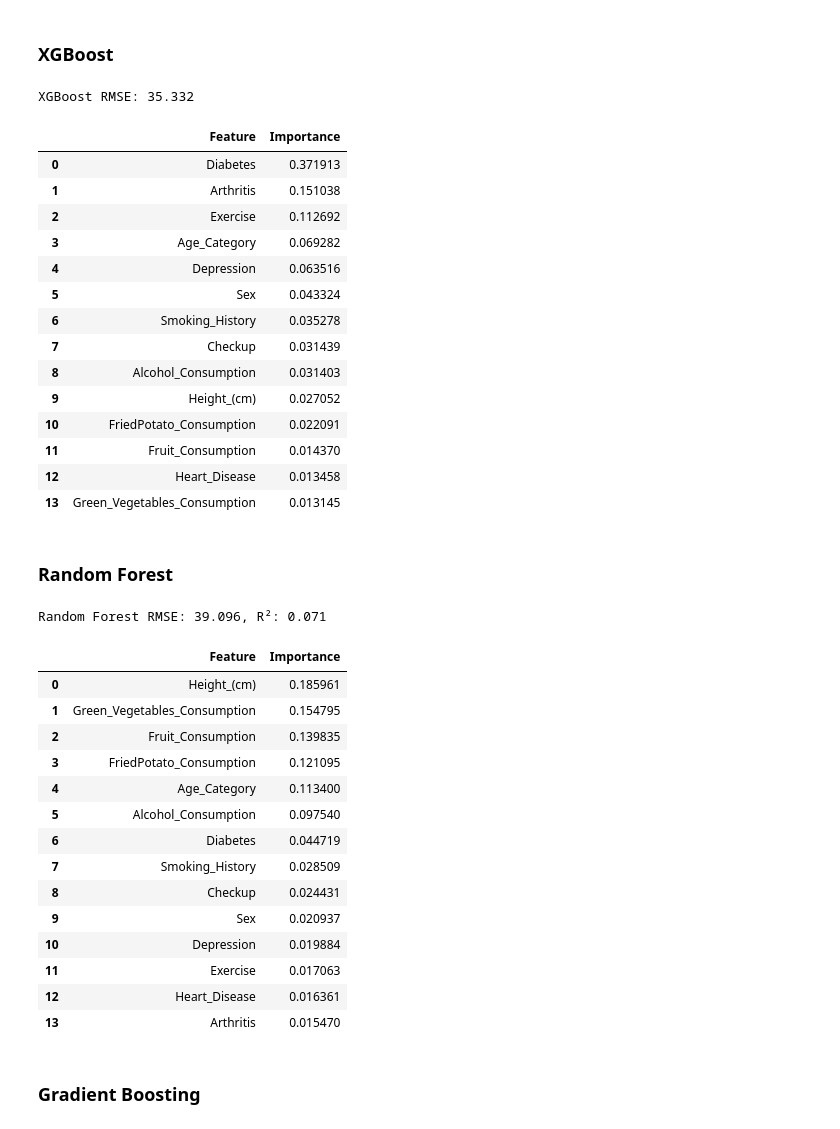
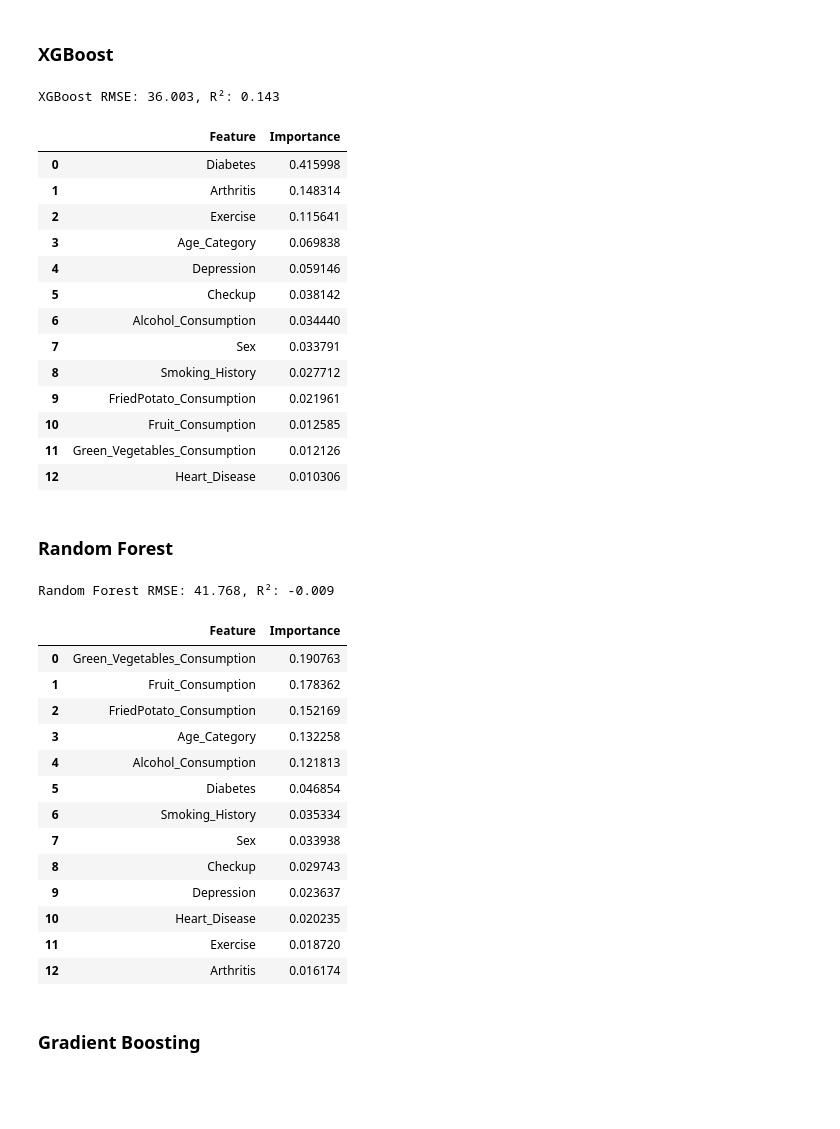
Before and after one commit to kris71028/Seminarska-naloga-VUI, a Jupyter notebook: regression.ipynb, the cells around one changed output. Saved outputs shown, nothing was run; the diff lists cells and outputs as text; code cells hidden in the pictures; blank space fills up the shorter version.

```diff
--- a/regression.ipynb
+++ b/regression.ipynb
@@ -72,49 +134,47 @@ V regresiji je odvisna spremenljivka BMI. Ker se teža in višina uporabljata za
 # %% [markdown]
 ### XGBoost
 # %%
-xgb_model, xgb_importance_df, rmse, r2 = run_xgboost(df)
-print(f"XGBoost RMSE: {rmse:.3f}")
+xgb_model, xgb_importance_df, xgb_rmse_mean, xgb_rmse_std, xgb_r2 = run_xgboost(df)
+print(f"XGBoost RMSE: {xgb_rmse_mean:.3f}, R²: {xgb_r2:.3f}")
 xgb_importance_df
 # %% [output]
-XGBoost RMSE: 35.332
+XGBoost RMSE: 36.003, R²: 0.143
 |  | Feature | Importance |
-| 0 | Diabetes | 0.371913 |
-| 1 | Arthritis | 0.151038 |
-| 2 | Exercise | 0.112692 |
-| 3 | Age_Category | 0.069282 |
-| 4 | Depression | 0.063516 |
-| 5 | Sex | 0.043324 |
-| 6 | Smoking_History | 0.035278 |
-| 7 | Checkup | 0.031439 |
-| 8 | Alcohol_Consumption | 0.031403 |
-| 9 | Height_(cm) | 0.027052 |
-| 10 | FriedPotato_Consumption | 0.022091 |
-| 11 | Fruit_Consumption | 0.014370 |
-| 12 | Heart_Disease | 0.013458 |
-| 13 | Green_Vegetables_Consumption | 0.013145 |
+| 0 | Diabetes | 0.415998 |
+| 1 | Arthritis | 0.148314 |
+| 2 | Exercise | 0.115641 |
+| 3 | Age_Category | 0.069838 |
+| 4 | Depression | 0.059146 |
+| 5 | Checkup | 0.038142 |
+| 6 | Alcohol_Consumption | 0.034440 |
+| 7 | Sex | 0.033791 |
+| 8 | Smoking_History | 0.027712 |
+| 9 | FriedPotato_Consumption | 0.021961 |
+| 10 | Fruit_Consumption | 0.012585 |
+| 11 | Green_Vegetables_Consumption | 0.012126 |
+| 12 | Heart_Disease | 0.010306 |
 # %% [markdown]
 ### Random Forest
 # %%
-rf_model, rf_importance_df, rf_rmse, rf_r2 = run_random_forest(df)
-print(f"Random Forest RMSE: {rf_rmse:.3f}, R²: {rf_r2:.3f}")
+rf_model, rf_importance_df, rf_rmse_mean, rf_rmse_std, rf_r2 = run_random_forest(df)
+print(f"Random Forest RMSE: {rf_rmse_mean:.3f}, R²: {rf_r2:.3f}")
 rf_importance_df
 # %% [output]
-Random Forest RMSE: 39.096, R²: 0.071
+Random Forest RMSE: 41.768, R²: -0.009
 |  | Feature | Importance |
-| 0 | Height_(cm) | 0.185961 |
-| 1 | Green_Vegetables_Consumption | 0.154795 |
-| 2 | Fruit_Consumption | 0.139835 |
-| 3 | FriedPotato_Consumption | 0.121095 |
-| 4 | Age_Category | 0.113400 |
-| 5 | Alcohol_Consumption | 0.097540 |
-| 6 | Diabetes | 0.044719 |
-| 7 | Smoking_History | 0.028509 |
-| 8 | Checkup | 0.024431 |
-| 9 | Sex | 0.020937 |
-| 10 | Depression | 0.019884 |
-| 11 | Exercise | 0.017063 |
-| 12 | Heart_Disease | 0.016361 |
-| 13 | Arthritis | 0.015470 |
+| 0 | Green_Vegetables_Consumption | 0.190763 |
+| 1 | Fruit_Consumption | 0.178362 |
+| 2 | FriedPotato_Consumption | 0.152169 |
+| 3 | Age_Category | 0.132258 |
+| 4 | Alcohol_Consumption | 0.121813 |
+| 5 | Diabetes | 0.046854 |
+| 6 | Smoking_History | 0.035334 |
+| 7 | Sex | 0.033938 |
+| 8 | Checkup | 0.029743 |
+| 9 | Depression | 0.023637 |
+| 10 | Heart_Disease | 0.020235 |
+| 11 | Exercise | 0.018720 |
+| 12 | Arthritis | 0.016174 |
 # %% [markdown]
 ### Gradient Boosting
 # %%
```
Also changed, not shown: parts of 18 cells of this notebook, 1 other file.
